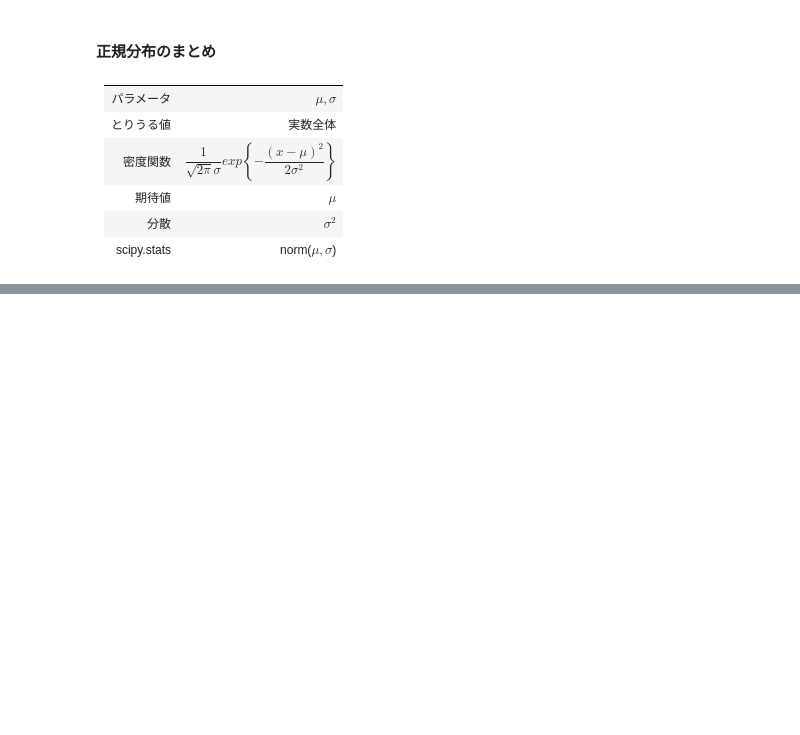
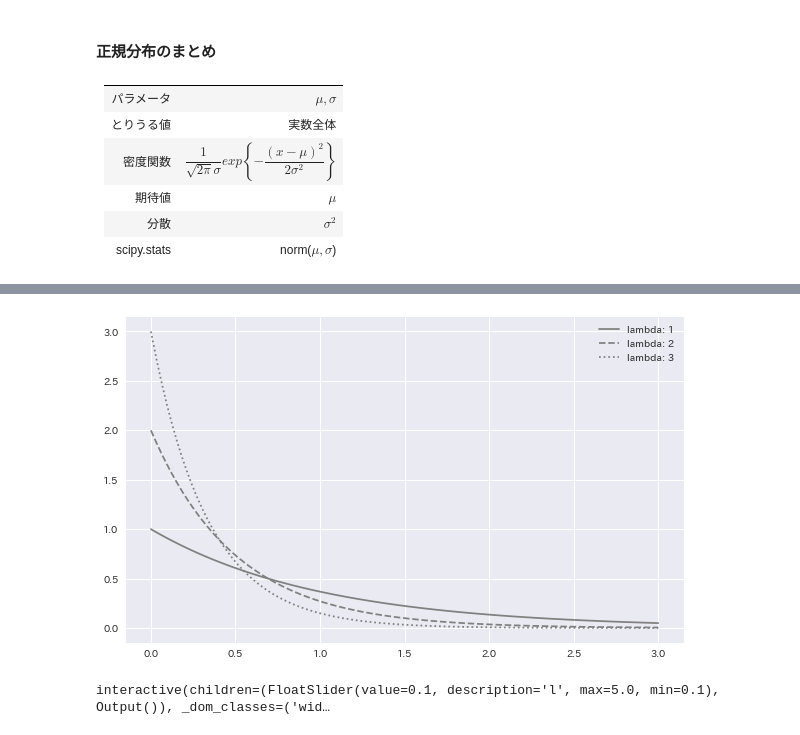
Before and after one commit to ginmaruGH/Statistical_Analysis_with_Python_gihyo, a Jupyter notebook: jupyter/ch_08.ipynb, the cells around one changed output, grey strips where cells are left out. Cells and saved outputs as stored; diff of their text form; code cells hidden in the pictures; blank space fills up the shorter version.

```diff
--- a/jupyter/ch_08.ipynb
+++ b/jupyter/ch_08.ipynb
@@ -244,0 +328,32 @@ plt.show()
+# %%
+# scipy.statsで作成
+fig = plt.figure(figsize=(10, 6))
+ax = fig.add_subplot(111)
+
+xs = np.linspace(0, 3, 100)
+for lam, ls in zip([1, 2, 3], linestyles):
+    rv = stats.expon(scale=1/lam)
+    ax.plot(
+        xs, rv.pdf(xs),
+        label=f"lambda: {lam}", ls=ls, color='gray'
+    )
+ax.legend()
+
+plt.show()
+# %% [output]
+[figure, added]
+# %%
+# 図8.7 さまざまな指数分布
+
+@interact(l=(0.1, 5, 0.1))
+def Ex(l=0.1):
+    xs = np.linspace(0, 2, 100)
+    fig = plt.figure(figsize=(10, 6))
+    ax = fig.add_subplot(111)
+    rv = stats.expon(scale=1/l)
+    ax.plot(xs, rv.pdf(xs))
+    ax.set_xlim(-0.02, 2)
+    ax.set_ylim(-0.02, 5)
+    plt.show()
+# %% [output]
+interactive(children=(FloatSlider(value=0.1, description='l', max=5.0, min=0.1), Output()), _dom_classes=('wid…
```
Also changed, not shown: parts of 30 cells of this notebook, 1 other file.
